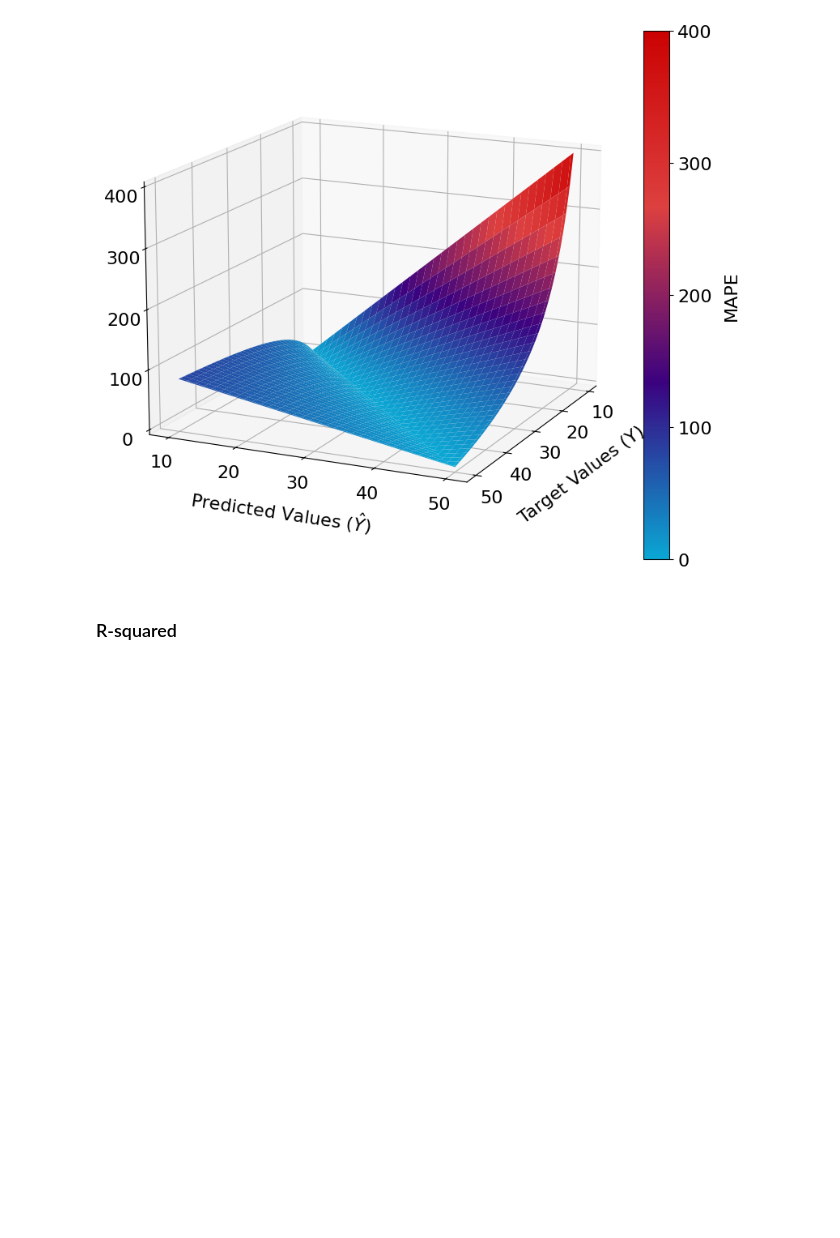
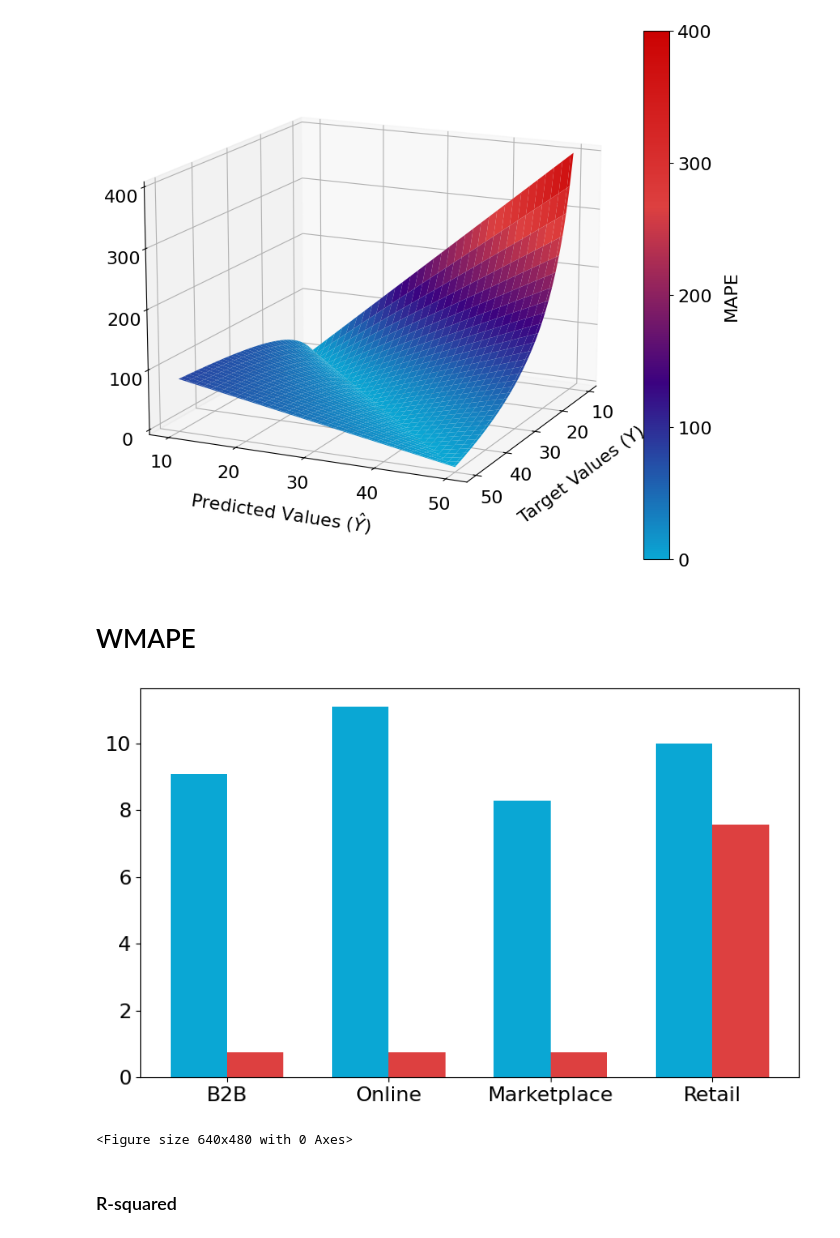
Before and after one commit to NannyML/The-Little-Book-of-ML-Metrics, a Jupyter notebook: notebooks/regression_plots.ipynb, the cells around one changed output. Saved outputs shown, nothing was run; the diff lists cells and outputs as text; code cells hidden in the pictures; blank space fills up the shorter version.

Commit message:
wMAPE first version ready for review.
wMAPE first version ready for review.

```diff
--- a/notebooks/regression_plots.ipynb
+++ b/notebooks/regression_plots.ipynb
@@ -340,6 +340,44 @@ plt.savefig('../book/figures/MAPE_3d_surface.png', dpi=300, bbox_inches='tight',
 plt.show()
 # %% [output]
 [figure]
+# %% [markdown]
+# WMAPE
+# %%
+import matplotlib.pyplot as plt
+import numpy as np
+
+channels = ['B2B', 'Online', 'Marketplace', 'Retail']
+actual_sales = np.array([110000, 90000, 120000, 1000000])
+forecast_errors = np.array([9.1, 11.1, 8.3, 10.0]) / 100
+
+forecast_sales = actual_sales * (1 - forecast_errors)
+
+mape = np.abs(actual_sales - forecast_sales) / actual_sales * 100
+
+total_actual_sales = np.sum(actual_sales)
+wmape_weight = actual_sales / total_actual_sales
+wmape = wmape_weight * mape
+
+
+x = np.arange(len(channels))
+width = 0.35
+
+fig, ax = plt.subplots(figsize=(8, 5))
+
+bars1 = ax.bar(x - width/2, mape, width, label='MAPE', color=start_color)
+bars2 = ax.bar(x + width/2, wmape, width, label='wMAPE', color=end_color)
+
+
+ax.set_xticks(x)
+ax.set_xticklabels(channels)
+
+
+plt.tight_layout()
+plt.show()
+plt.savefig('../book/figures/wMAPE_compare_MAPE.png', dpi=300, bbox_inches='tight', pad_inches=0)
+# %% [output]
+[figure, added]
+<Figure size 640x480 with 0 Axes>
 # %% [markdown]
 ### R-squared
 # %%
```
Also changed, not shown: 3 other files.
